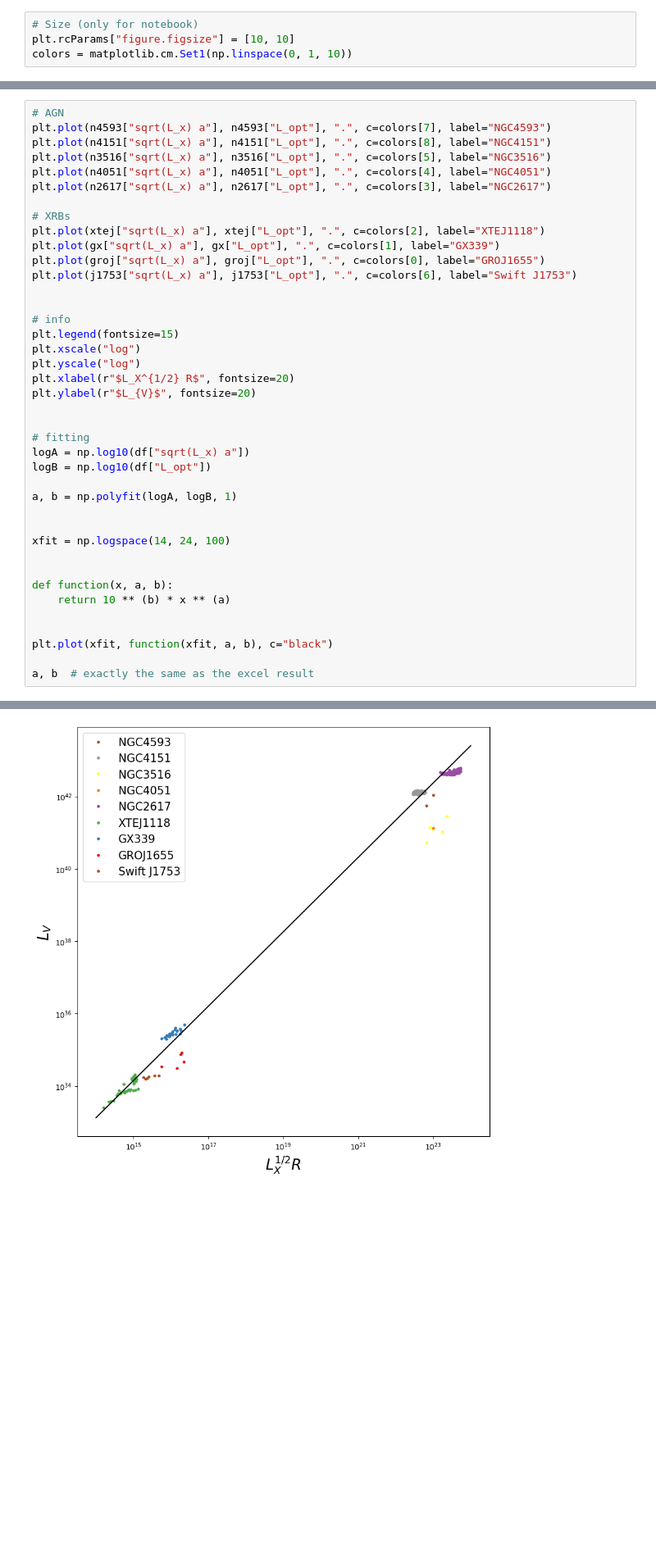
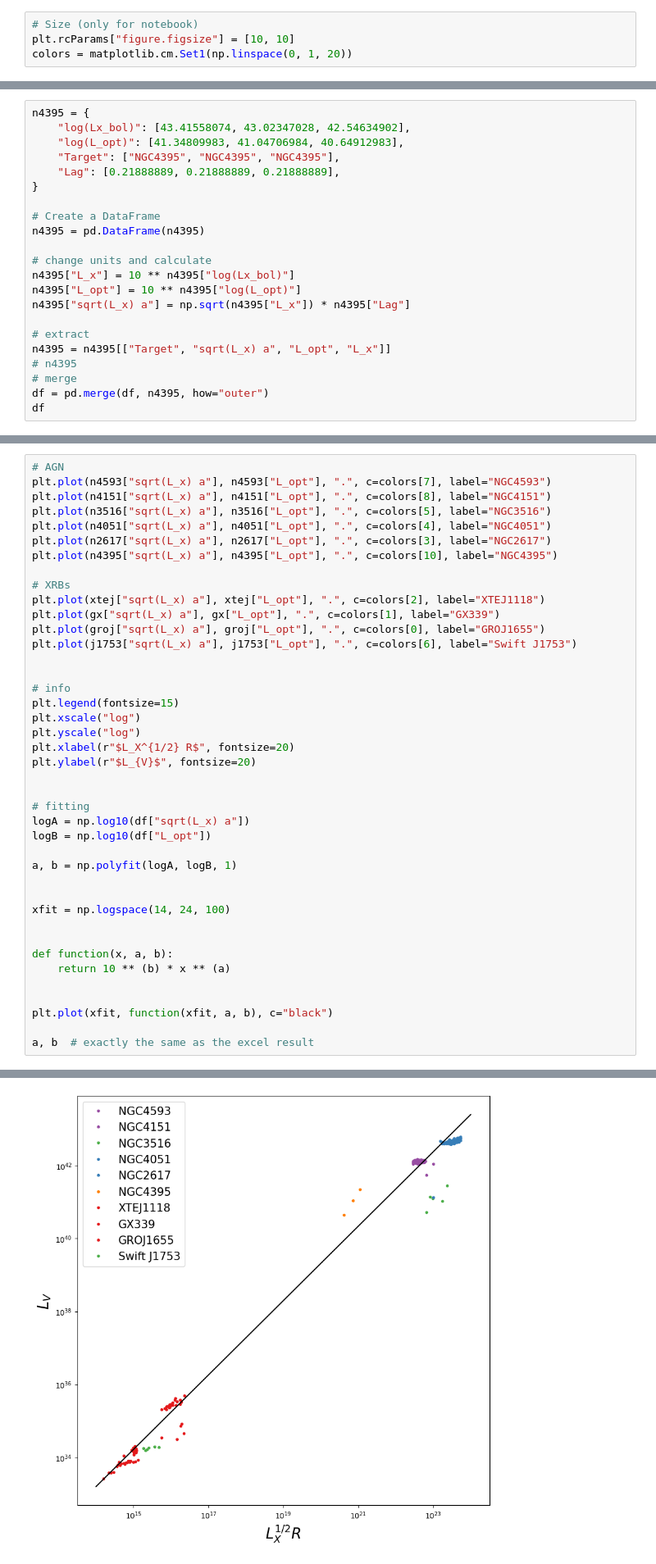
Before and after one commit to changhyun-cho/astrophysics, a Jupyter notebook: agn-xrb/correlations.ipynb, the cells around one changed output, grey strips where cells are left out. Shown at 82% size. Saved outputs shown, nothing was run; the diff lists cells and outputs as text; blank space fills up the shorter version.

```diff
--- a/agn-xrb/correlations.ipynb
+++ b/agn-xrb/correlations.ipynb
@@ -21,7 +21,7 @@ import matplotlib.pyplot as plt
 # %%
 # Size (only for notebook)
 plt.rcParams["figure.figsize"] = [10, 10]
-colors = matplotlib.cm.Set1(np.linspace(0, 1, 10))
+colors = matplotlib.cm.Set1(np.linspace(0, 1, 20))
 # %% [markdown]
 ## X-Ray Binaries
 # %% [markdown]
@@ -224,0 +227,22 @@ n2617 = agn[agn["Target"] == "NGC2617"]
+# %%
+n4395 = {
+    "log(Lx_bol)": [43.41558074, 43.02347028, 42.54634902],
+    "log(L_opt)": [41.34809983, 41.04706984, 40.64912983],
+    "Target": ["NGC4395", "NGC4395", "NGC4395"],
+    "Lag": [0.21888889, 0.21888889, 0.21888889],
+}
+
+# Create a DataFrame
+n4395 = pd.DataFrame(n4395)
+
+# change units and calculate
+n4395["L_x"] = 10 ** n4395["log(Lx_bol)"]
+n4395["L_opt"] = 10 ** n4395["log(L_opt)"]
+n4395["sqrt(L_x) a"] = np.sqrt(n4395["L_x"]) * n4395["Lag"]
+
+# extract
+n4395 = n4395[["Target", "sqrt(L_x) a", "L_opt", "L_x"]]
+# n4395
+# merge
+df = pd.merge(df, n4395, how="outer")
+df
@@ -253,6 +291,7 @@ plt.plot(n4151["sqrt(L_x) a"], n4151["L_opt"], ".", c=colors[8], label="NGC4151"
 plt.plot(n3516["sqrt(L_x) a"], n3516["L_opt"], ".", c=colors[5], label="NGC3516")
 plt.plot(n4051["sqrt(L_x) a"], n4051["L_opt"], ".", c=colors[4], label="NGC4051")
 plt.plot(n2617["sqrt(L_x) a"], n2617["L_opt"], ".", c=colors[3], label="NGC2617")
+plt.plot(n4395["sqrt(L_x) a"], n4395["L_opt"], ".", c=colors[10], label="NGC4395")
 
 # XRBs
 plt.plot(xtej["sqrt(L_x) a"], xtej["L_opt"], ".", c=colors[2], label="XTEJ1118")
@@ -291,4 +330,4 @@ a, b  # exactly the same as the excel result
-[figure, old version]
+[figure, new version]
 # %%
 # AGN
 plt.plot(n4593["L_x"], n4593["L_opt"], ".", c=colors[7], label="NGC4593")
```
Also changed, not shown: parts of 6 cells of this notebook.
